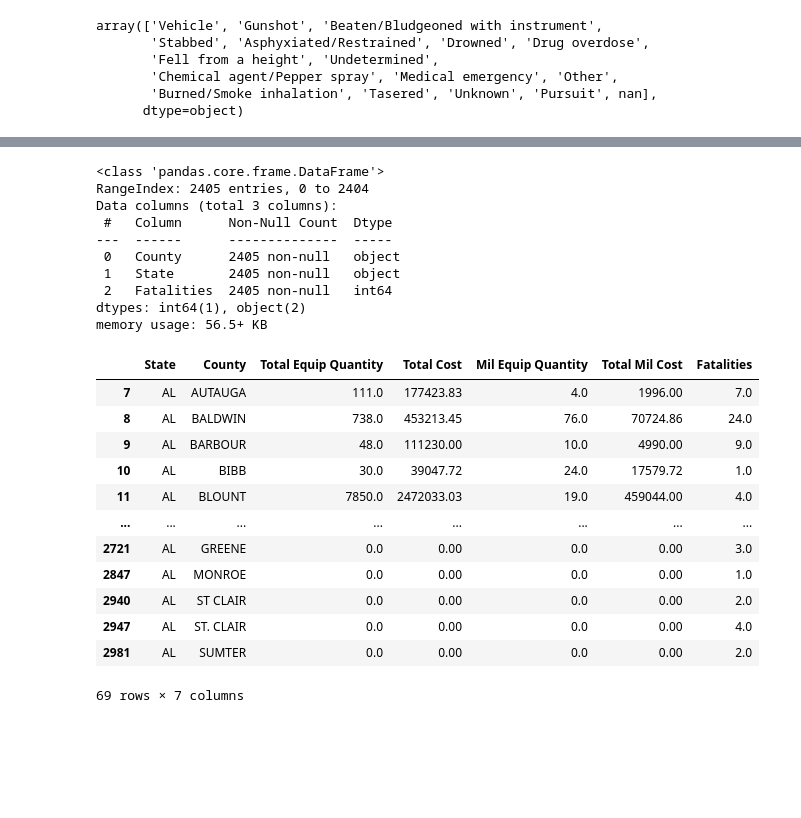
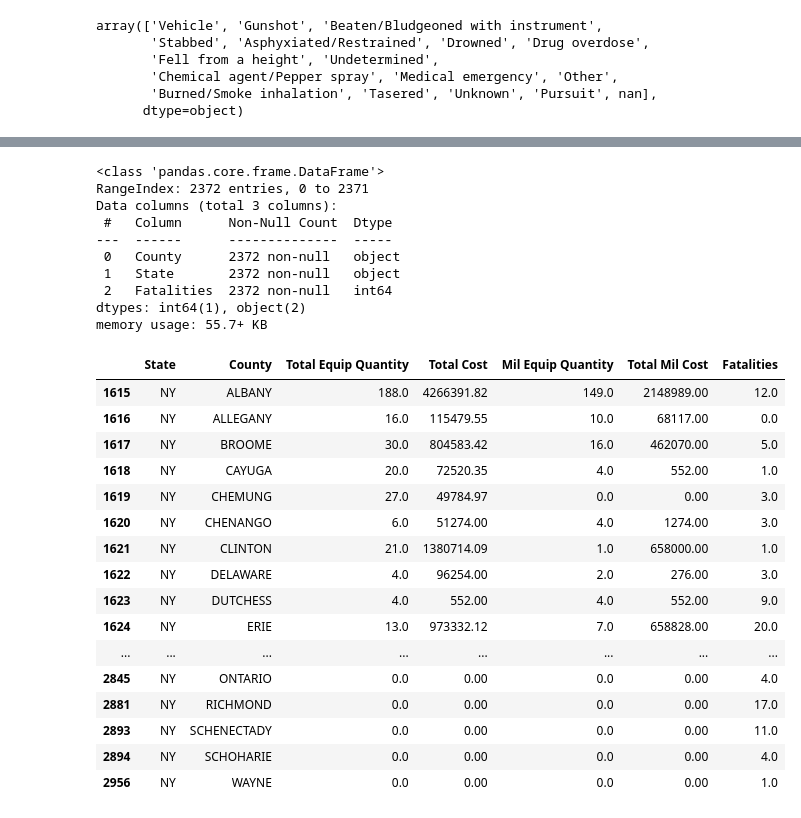
Before and after one commit to cat-mang/LESO_Analysis_Proj, a Jupyter notebook: notebooks/eda.ipynb, the cells around one changed output, grey strips where cells are left out. Cells and saved outputs as stored; diff of their text form; code cells hidden in the pictures; blank space fills up the shorter version.

Commit message:
County Scrub at NY

```diff
--- a/notebooks/eda.ipynb
+++ b/notebooks/eda.ipynb
@@ -284,6 +291,32 @@ police_df.head()
 | 2 | 25748 | 01/01/2000 | Detroit | MI | 48203.0 | Wayne | 42.404526 | -83.092274 | ... |
 | 3 | 25749 | 01/01/2000 | Carlsbad | NM | 88220.0 | Eddy | 32.450080 | -104.237643 | ... |
 | 4 | 2 | 01/02/2000 | Ellenwood | GA | 30294.0 | DeKalb | 33.645164 | -84.229413 | ... |
+# %%
+police_df['County'] = police_df['County'].str.upper()
+police_df['County'] = police_df['County'].str.replace("'", "")
+police_df['County'] = police_df['County'].str.replace("ST.","ST")
+police_df['County'] = police_df['County'].str.replace("STE.","STE")
+police_df['County'] = police_df['County'].str.replace("SAINT","ST")
+police_df['County'] = police_df['County'].str.replace('-', ' ')
+#Fix Individual Counties
+police_df['County'] = police_df['County'].str.replace('DEKALB', 'DE KALB')
+police_df['County'] = police_df['County'].str.replace('PARK HILL', 'DENVER')
+police_df['County'] = police_df['County'].str.replace('DESOTO', 'DE SOTO')
+police_df['County'] = police_df['County'].str.replace('OSKALOOSA', 'OKALOOSA')
+police_df['County'] = police_df['County'].str.replace('JOHNSON ', 'JOHNSON')
+police_df['County'] = police_df['County'].str.replace('CHICAGO', 'COOK')
+police_df['County'] = police_df['County'].str.replace('LASALLE', 'LA SALLE')
+police_df['County'] = police_df['County'].str.replace('DUPAGE', 'DU PAGE')
+police_df['County'] = police_df['County'].str.replace('VERMILLION', 'VERMILION')
+police_df['County'] = police_df['County'].str.replace('MCCLEAN', 'MCLEAN')
+police_df['County'] = police_df['County'].str.replace('LAPORTE', 'LA PORTE')
+police_df['County'] = police_df['County'].str.replace('INDIANAPOLIS', 'MARION')
+police_df['County'] = police_df['County'].str.replace('WASHENTAW', 'WASHTENAW')
+
+police_df['County'] = police_df['County'].str.replace(' CENSUS AREA', '')
+police_df['County'] = police_df['County'].str.replace(' COUNTY', '')
+# police_df['County'] = police_df['County'].str.replace('WESAINT', 'WEST')
+# police_df['County'] = police_df['County'].str.replace('EASAINT
 # %%
 fatal_counties = police_df.groupby(['County', 'State']).size()
 #fatal_counties.head()
@@ -307,40 +340,40 @@ police_victims.head(10)
-# %%
-police_victims['County'] = police_victims['County'].str.upper()
-police_victims['County'] = police_victims['County'].str.replace("'", "")
 # %%
 police_victims.info()
 # %% [output]
 <class 'pandas.core.frame.DataFrame'>
-RangeIndex: 2405 entries, 0 to 2404
+RangeIndex: 2372 entries, 0 to 2371
 Data columns (total 3 columns):
  #   Column      Non-Null Count  Dtype
 ---  ------      --------------  -----
- 0   County      2405 non-null   object
- 1   State       2405 non-null   object
- 2   Fatalities  2405 non-null   int64
+ 0   County      2372 non-null   object
+ 1   State       2372 non-null   object
+ 2   Fatalities  2372 non-null   int64
 dtypes: int64(1), object(2)
-memory usage: 56.5+ KB
+memory usage: 55.7+ KB
 # %%
 #Create a merged DataFrame that accounts for both total amounts of equipment and militarized equipment
 analysis = pd.merge(merged_equipment, police_victims, on=['State', 'County'], how='outer')
 analysis.fillna(0, inplace=True)
-# %%
-#Fix Individual Counties
-analysis['County'] = analysis['County'].str.replace('ST. MARYS', 'SAINT MARYS')
+# %%
+pd.options.display.max_rows = 250
 # %%
-alabama = analysis[analysis['State'] == 'AL']
-alabama
+state = analysis[analysis['State'] == 'NY']
+state
 # %% [output]
 |  | State | County | Total Equip Quantity | Total Cost | Mil Equip Quantity | Total Mil Cost | Fatalities |
-| 7 | AL | AUTAUGA | 111.0 | 177423.83 | 4.0 | 1996.00 | 7.0 |
-| 8 | AL | BALDWIN | 738.0 | 453213.45 | 76.0 | 70724.86 | 24.0 |
-| 9 | AL | BARBOUR | 48.0 | 111230.00 | 10.0 | 4990.00 | 9.0 |
-| 10 | AL | BIBB | 30.0 | 39047.72 | 24.0 | 17579.72 | 1.0 |
-| 11 | AL | BLOUNT | 7850.0 | 2472033.03 | 19.0 | 459044.00 | 4.0 |
+| 1615 | NY | ALBANY | 188.0 | 4266391.82 | 149.0 | 2148989.00 | 12.0 |
+| 1616 | NY | ALLEGANY | 16.0 | 115479.55 | 10.0 | 68117.00 | 0.0 |
+| 1617 | NY | BROOME | 30.0 | 804583.42 | 16.0 | 462070.00 | 5.0 |
+| 1618 | NY | CAYUGA | 20.0 | 72520.35 | 4.0 | 552.00 | 1.0 |
+| 1619 | NY | CHEMUNG | 27.0 | 49784.97 | 0.0 | 0.00 | 3.0 |
+| 1620 | NY | CHENANGO | 6.0 | 51274.00 | 4.0 | 1274.00 | 3.0 |
+| 1621 | NY | CLINTON | 21.0 | 1380714.09 | 1.0 | 658000.00 | 1.0 |
+| 1622 | NY | DELAWARE | 4.0 | 96254.00 | 2.0 | 276.00 | 3.0 |
+| 1623 | NY | DUTCHESS | 4.0 | 552.00 | 4.0 | 552.00 | 9.0 |
+| 1624 | NY | ERIE | 13.0 | 973332.12 | 7.0 | 658828.00 | 20.0 |
 | ... | ... | ... | ... | ... | ... | ... | ... |
-| 2721 | AL | GREENE | 0.0 | 0.00 | 0.0 | 0.00 | 3.0 |
-| 2847 | AL | MONROE | 0.0 | 0.00 | 0.0 | 0.00 | 1.0 |
-| 2940 | AL | ST CLAIR | 0.0 | 0.00 | 0.0 | 0.00 | 2.0 |
-| 2947 | AL | ST. CLAIR | 0.0 | 0.00 | 0.0 | 0.00 | 4.0 |
-| 2981 | AL | SUMTER | 0.0 | 0.00 | 0.0 | 0.00 | 2.0 |
+| 2845 | NY | ONTARIO | 0.0 | 0.00 | 0.0 | 0.00 | 4.0 |
+| 2881 | NY | RICHMOND | 0.0 | 0.00 | 0.0 | 0.00 | 17.0 |
+| 2893 | NY | SCHENECTADY | 0.0 | 0.00 | 0.0 | 0.00 | 11.0 |
+| 2894 | NY | SCHOHARIE | 0.0 | 0.00 | 0.0 | 0.00 | 4.0 |
+| 2956 | NY | WAYNE | 0.0 | 0.00 | 0.0 | 0.00 | 1.0 |
-69 rows × 7 columns
```
Also changed, not shown: parts of 4 cells of this notebook, 1 other file.
